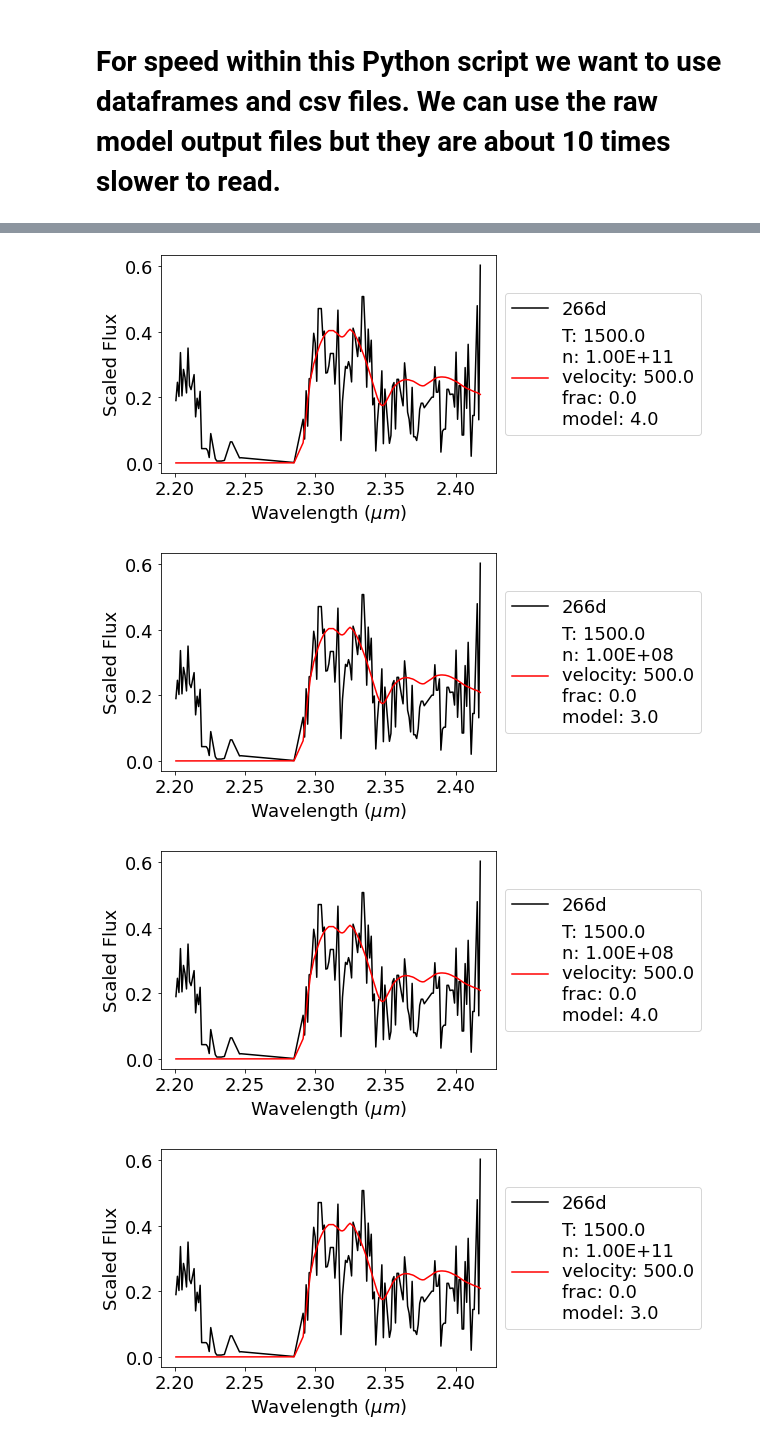
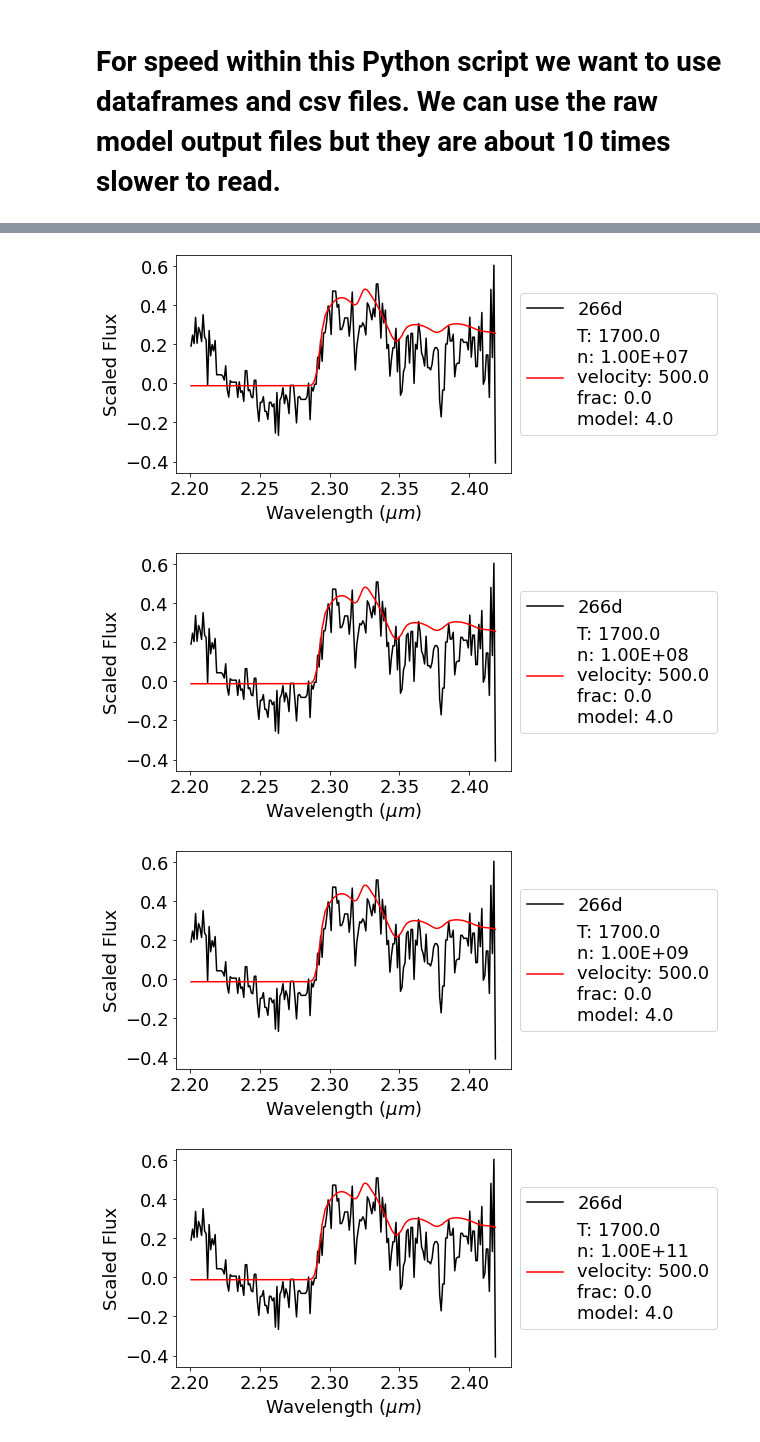
Before and after one commit to scottfdavis/CO-modeling, a Jupyter notebook: example/plot_CO.ipynb, the cells around one changed output, grey strips where cells are left out. Drawn from its saved outputs; the diff is of its cells as text; code cells hidden in the pictures.

```diff
--- a/example/plot_CO.ipynb
+++ b/example/plot_CO.ipynb
@@ -54,7 +54,7 @@ df = pd.read_csv(co_path+'Hoeflich_models.csv')
 
 # Limiting to only the models that we care about for this example, i.e. what will fit reasonably well.
 df = df[(df.molecule == 'CO')]
-df = df[(df.mole_frac==0.0)&(df.velocity==500)&(df.temperature<=1500)]
+df = df[(df.mole_frac==0.0)&(df.velocity==500)&(df.temperature<=1700)]
 df
 # %% [output]
 |  | filename | dataset | mole_frac | temperature | density | velocity | molecule |
@@ -113,8 +113,8 @@ for i in range(len(df)):
     interpF = np.interp(spec['lambda'],wav,opac) # interpolating to same x
     # scaling the model to match the data since the amount of CO is a free parameter
     #w = [(spec['lambda'] >= 2.31)&(spec['lambda'] <= 2.33)][0]
-    w = [(spec['lambda'] >= 2.30)&(spec['lambda'] <= 2.31)][0]
-    #w = [(spec['lambda'] >= 2.33)&(spec['lambda'] <= 2.34)][0]
+    #w = [(spec['lambda'] >= 2.30)&(spec['lambda'] <= 2.31)][0]
+    w = [(spec['lambda'] >= 2.33)&(spec['lambda'] <= 2.34)][0]
     #interpF = interpF*np.median(spec['flux'][w])/np.max(interpF)
     ispec, imodel = np.trapz(spec['flux'][w],spec['lambda'][w]), np.trapz(interpF[w],spec['lambda'][w])
     interpF = interpF*ispec/imodel
@@ -124,34 +124,34 @@ for i in range(len(df)):
         plt.plot(spec['lambda'],interpF,color='red')
         plt.show()
 
     w = [(spec['lambda'] >= 2.28) & (spec['lambda'] <= 2.46)][0]
     chisq.append(stats.chisquare(interpF[w],spec['flux'].values[w])[0])
     fArr.append(interpF)
     fileArr.append(i)
     params.append([df.temperature.values[i],df.density.values[i],df.velocity.values[i],\
                    df.mole_frac.values[i],df.dataset.values[i]])
 
 w = np.argsort(chisq)
 chisq, fArr, fileArr, params = np.array(chisq)[w], np.array(fArr)[w], np.array(fileArr)[w], np.array(params)[w]
 
 # plot best XX models for each spectrum
 matplotlib.rcParams.update({'font.size': 18})
 for i in range(25):
     label = r'T: '+str(params[i][0])+'\n'+'n: '+format(params[i][1],".2E")+'\n'+\
              'velocity: '+str(params[i][2])+'\n'+'frac: '+str(params[i][3])+'\n'+'model: '+str(params[i][4])
 
     w = [(spec['lambda'].values < 2.5)]
     plt.plot(spec['lambda'].values[w],spec['flux'].values[w],color='black')
     plt.plot(spec['lambda'].values[w],fArr[i][w],color='red',label=label)
 
     q = [(spec['lambda'].values > 2.2) & (spec['lambda'].values < 2.5)]
     plt.xlabel(r'Wavelength ($\mu m$)')
     plt.ylabel('Scaled Flux')
     plt.legend(bbox_to_anchor=(1.0,0.5), loc="center left",labels=[str(specPhase)+'d',label])
 
     plt.show()
 # %% [output]
-[figure, old version]
+[figure, new version]
-[figure, old version]
+[figure, new version]
-[figure, old version]
+[figure, new version]
-[figure, old version]
+[figure, new version]
```
Also changed, not shown: parts of 3 cells of this notebook, 2 other files.
